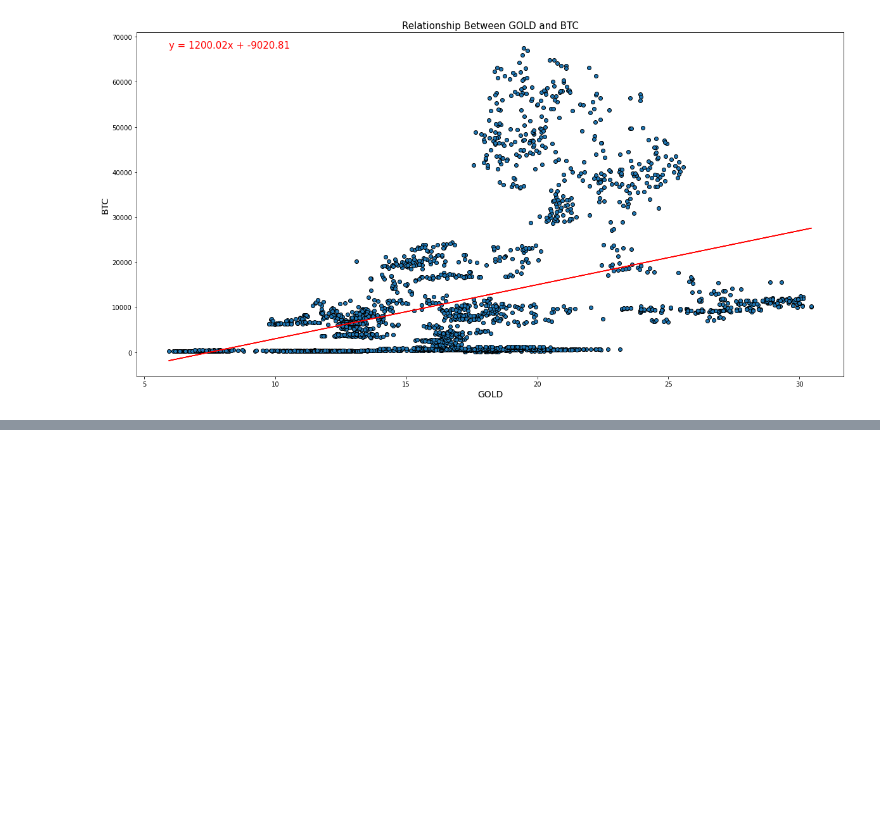
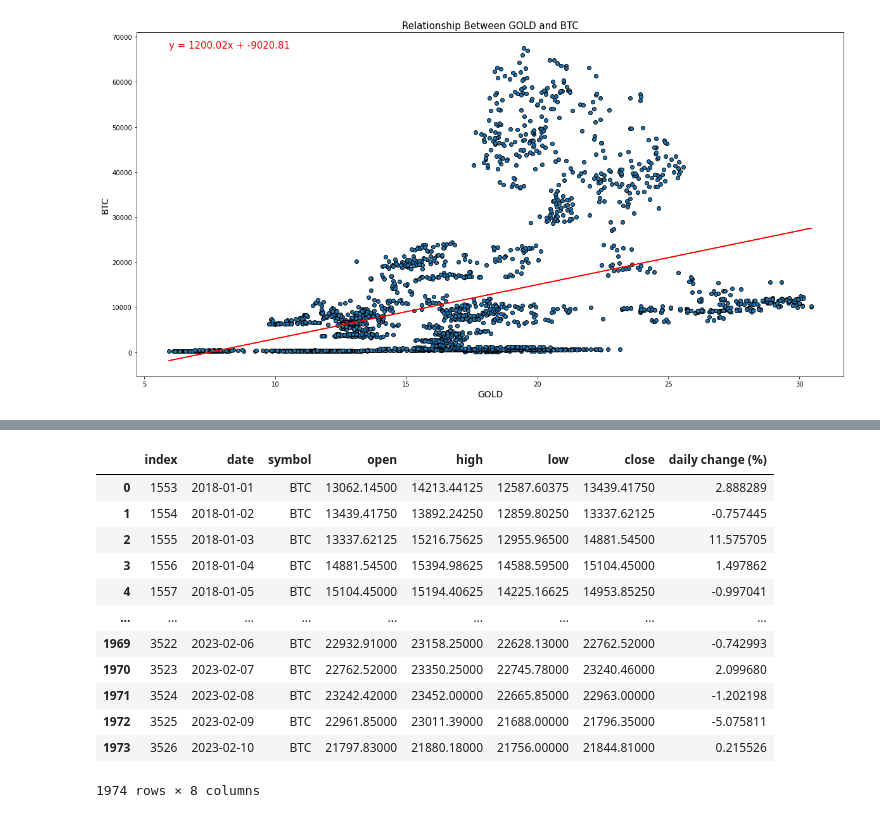
Before and after one commit to SMKSmith/Project1, a Jupyter notebook: visualizations.ipynb, the cells around one changed output, grey strips where cells are left out. Saved outputs shown, nothing was run; the diff lists cells and outputs as text; code cells hidden in the pictures; blank space fills up the shorter version.

```diff
--- a/visualizations.ipynb
+++ b/visualizations.ipynb
@@ -302,0 +368,16 @@ The correlation coefficient between GOLD and BTC is 0.39
+# %%
+btc_5yr_df
+# %% [output]
+|  | index | date | symbol | open | high | low | close | daily change (%) |
+| 0 | 1553 | 2018-01-01 | BTC | 13062.14500 | 14213.44125 | 12587.60375 | 13439.41750 | 2.888289 |
+| 1 | 1554 | 2018-01-02 | BTC | 13439.41750 | 13892.24250 | 12859.80250 | 13337.62125 | -0.757445 |
+| 2 | 1555 | 2018-01-03 | BTC | 13337.62125 | 15216.75625 | 12955.96500 | 14881.54500 | 11.575705 |
+| 3 | 1556 | 2018-01-04 | BTC | 14881.54500 | 15394.98625 | 14588.59500 | 15104.45000 | 1.497862 |
+| 4 | 1557 | 2018-01-05 | BTC | 15104.45000 | 15194.40625 | 14225.16625 | 14953.85250 | -0.997041 |
+| ... | ... | ... | ... | ... | ... | ... | ... | ... |
+| 1969 | 3522 | 2023-02-06 | BTC | 22932.91000 | 23158.25000 | 22628.13000 | 22762.52000 | -0.742993 |
+| 1970 | 3523 | 2023-02-07 | BTC | 22762.52000 | 23350.25000 | 22745.78000 | 23240.46000 | 2.099680 |
+| 1971 | 3524 | 2023-02-08 | BTC | 23242.42000 | 23452.00000 | 22665.85000 | 22963.00000 | -1.202198 |
+| 1972 | 3525 | 2023-02-09 | BTC | 22961.85000 | 23011.39000 | 21688.00000 | 21796.35000 | -5.075811 |
+| 1973 | 3526 | 2023-02-10 | BTC | 21797.83000 | 21880.18000 | 21756.00000 | 21844.81000 | 0.215526 |
+1974 rows × 8 columns
```
Also changed, not shown: parts of 17 cells of this notebook.
